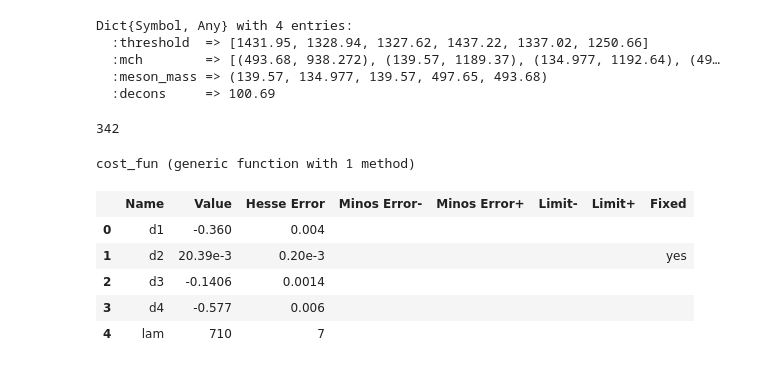
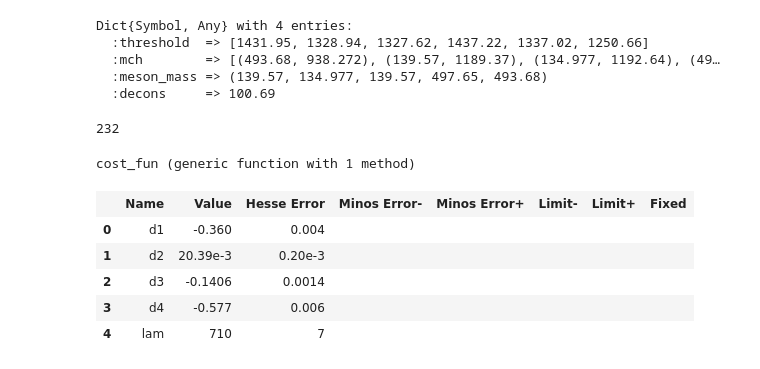
Before and after one commit to zejianzhuang-uv/N1535, a Jupyter notebook: lambda_fit.ipynb, the cells around one changed output. Cells and saved outputs as stored; diff of their text form; code cells hidden in the pictures.

```diff
--- a/lambda_fit.ipynb
+++ b/lambda_fit.ipynb
@@ -49,12 +51,19 @@ Kmp_to_Sigmpip = CSV.read(data_path * "Kmp_to_Sigmpip.csv", DataFrame)
 Kmp_to_Sigppim = CSV.read(data_path * "Kmp_to_Sigppim.csv", DataFrame);
 
 mKbarn = 1437.22
-filter!(df -> df.Ecm >= mKbarn, Kmp_to_Kbar0n)
-filter!(df -> df.Ecm >= mKbarn, Kmp_to_Kmp)
-filter!(df -> df.Ecm >= mKbarn, Kmp_to_Lampi0)
-filter!(df -> df.Ecm >= mKbarn, Kmp_to_Sig0pi0)
-filter!(df -> df.Ecm >= mKbarn, Kmp_to_Sigmpip)
-filter!(df -> df.Ecm >= mKbarn, Kmp_to_Sigppim);
+# filter!(df -> df.Ecm >= mKbarn, Kmp_to_Kbar0n)
+# filter!(df -> df.Ecm >= mKbarn, Kmp_to_Kmp)
+# filter!(df -> df.Ecm >= mKbarn, Kmp_to_Lampi0)
+# filter!(df -> df.Ecm >= mKbarn, Kmp_to_Sig0pi0)
+# filter!(df -> df.Ecm >= mKbarn, Kmp_to_Sigmpip)
+# filter!(df -> df.Ecm >= mKbarn, Kmp_to_Sigppim);
+
+filter!(df -> 1500>= df.Ecm >= mKbarn, Kmp_to_Kbar0n)
+filter!(df -> 1500>=df.Ecm >= mKbarn, Kmp_to_Kmp)
+filter!(df -> 1500>=df.Ecm >= mKbarn, Kmp_to_Lampi0)
+filter!(df -> 1500>=df.Ecm >= mKbarn, Kmp_to_Sig0pi0)
+filter!(df -> 1500>=df.Ecm >= mKbarn, Kmp_to_Sigmpip)
+filter!(df -> 1500>=df.Ecm >= mKbarn, Kmp_to_Sigppim);
 
 w1 = Kmp_to_Kmp.Ecm
 w2 = Kmp_to_Sigppim.Ecm
@@ -82,7 +91,7 @@ ss = push!([], s1..., s2..., s3..., s4..., s5..., s6...)
 dss = push!([], ds1..., ds2..., ds3..., ds4..., ds5..., ds6...);
 len = length(ww)
 # %% [output]
-342
+232
 # %%
 function cost_fun(free_par)
     d = free_par[1:4]
@@ -90,12 +99,12 @@ function cost_fun(free_par)
     anlo = Tuple(subtraction_cons(par_phy_channel[:mch][i], mu, lam) for i in 1:6)
     LLL = lec_di(d)
 
-    ss1 = map(x -> dist_up_to_nlo_swave(x, par_phy_channel, CC, DD, LLL, anlo, :ch1), w1)
-    ss2 = map(x -> dist_up_to_nlo_swave(x, par_phy_channel, CC, DD, LLL, anlo, :ch2), w2)
-    ss3 = map(x -> dist_up_to_nlo_swave(x, par_phy_channel, CC, DD, LLL, anlo, :ch3), w3)
-    ss4 = map(x -> dist_up_to_nlo_swave(x, par_phy_channel, CC, DD, LLL, anlo, :ch4), w4)
-    ss5 = map(x -> dist_up_to_nlo_swave(x, par_phy_channel, CC, DD, LLL, anlo, :ch5), w5)
-    ss6 = map(x -> dist_up_to_nlo_swave(x, par_phy_channel, CC, DD, LLL, anlo, :ch6), w6)
+    ss1 = map(x -> dist_up_to_nlo_swave(x, par_phy_channel, CC, DD, LLL, anlo, :ch11), w1)
+    ss2 = map(x -> dist_up_to_nlo_swave(x, par_phy_channel, CC, DD, LLL, anlo, :ch12), w2)
+    ss3 = map(x -> dist_up_to_nlo_swave(x, par_phy_channel, CC, DD, LLL, anlo, :ch13), w3)
+    ss4 = map(x -> dist_up_to_nlo_swave(x, par_phy_channel, CC, DD, LLL, anlo, :ch14), w4)
+    ss5 = map(x -> dist_up_to_nlo_swave(x, par_phy_channel, CC, DD, LLL, anlo, :ch15), w5)
+    ss6 = map(x -> dist_up_to_nlo_swave(x, par_phy_channel, CC, DD, LLL, anlo, :ch16), w6)
     ss_th = push!([], ss1..., ss2..., ss3..., ss4..., ss5..., ss6...)
     y = (ss_th - ss) ./ dss
     return y' * y
@@ -105,13 +114,17 @@ cost_fun (generic function with 1 method)
 # %%
 free_par = [-0.3595489872519527, 0.020386885826743775, -0.1405760338940346, -0.5771420439532574, 709.8420762525412]
 name = [:d1, :d2, :d3, :d4, :lam]
 fit = iminuit.Minuit(x -> cost_fun(x), free_par, name=name)
-fit.fixed[2] = true
+# fit.limits = [(-1, 1), (0.02, 0.0204), (-1, 1), (-1, 1), (700e0, 1200e0)]
+# fit.limits[5] = (545e0, 1200)
+# fit.fixed[2] = true
+# fit.fixed[5] = true
+# fit.fixed=true
 fit
 # %% [output]
 |  | Name | Value | Hesse Error | Minos Error- | Minos Error+ | Limit- | Limit+ | Fixed |
 | 0 | d1 | -0.360 | 0.004 |  |  |  |  |  |
-| 1 | d2 | 20.39e-3 | 0.20e-3 |  |  |  |  | yes |
+| 1 | d2 | 20.39e-3 | 0.20e-3 |  |  |  |  |  |
 | 2 | d3 | -0.1406 | 0.0014 |  |  |  |  |  |
 | 3 | d4 | -0.577 | 0.006 |  |  |  |  |  |
 | 4 | lam | 710 | 7 |  |  |  |  |  |
```
Also changed, not shown: parts of 8 cells of this notebook, 1 other file.
